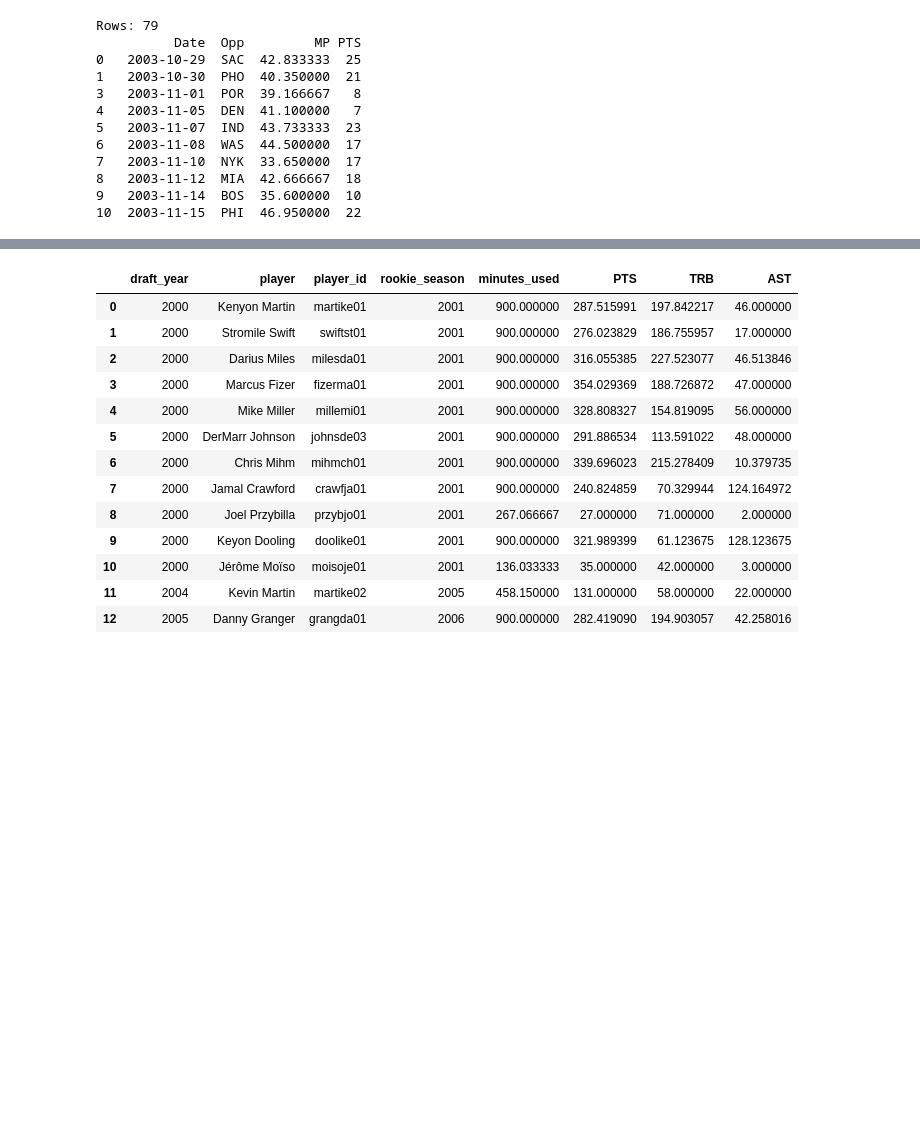
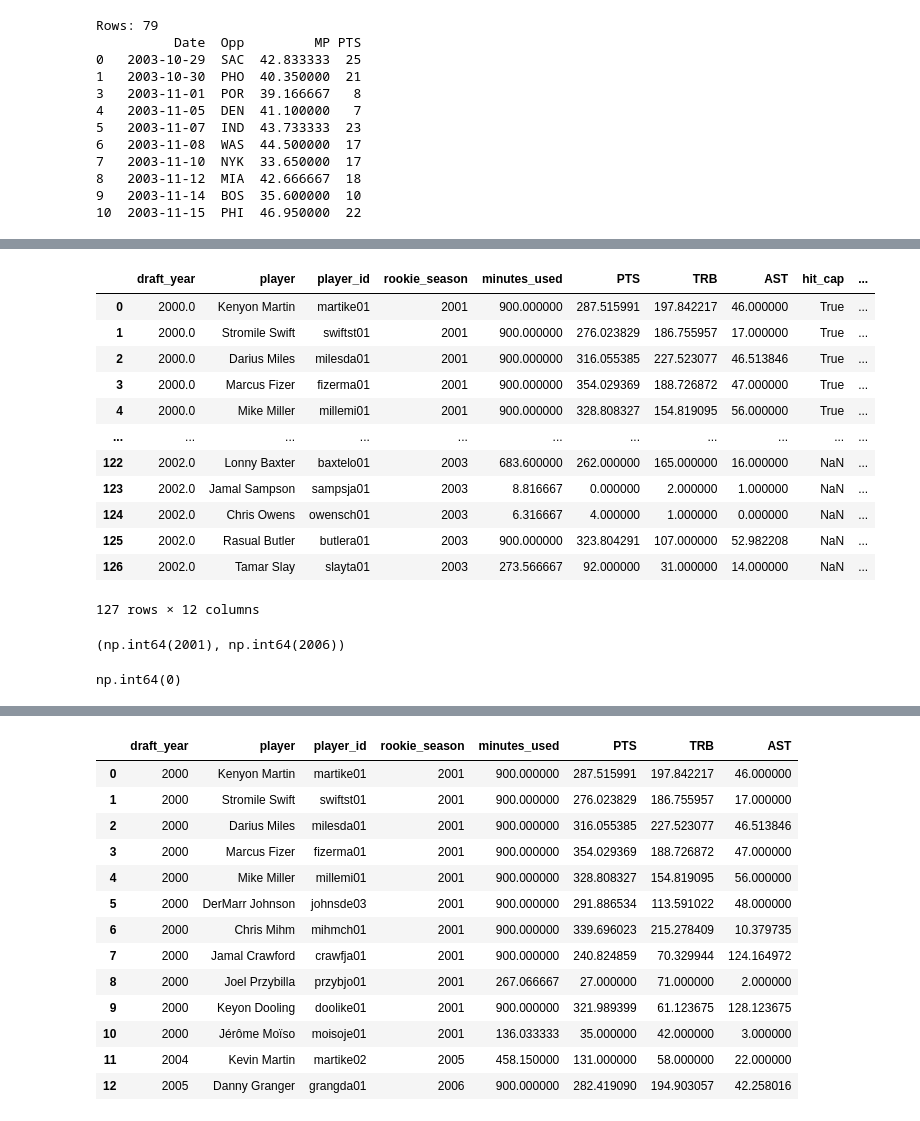
Before and after one commit to matthewellishanson/rookie-class-analysis, a Jupyter notebook: rookies.ipynb, the cells around one changed output, grey strips where cells are left out. Cells and saved outputs as stored; diff of their text form; code cells hidden in the pictures; blank space fills up the shorter version.

```diff
--- a/rookies.ipynb
+++ b/rookies.ipynb
@@ -251,0 +212,3 @@ def add_rate_stats(agg, minutes_base=36):
+# %%
+retry = errors_df[errors_df["error"].str.contains("429")]
+retry.head()
@@ -251,0 +222,55 @@ def add_rate_stats(agg, minutes_base=36):
+# %%
+new_results = []
+new_errors = []
+cap = 900
+
+for _, row in retry.iterrows():
+    try:
+        gamelog = load_rookie_gamelog(row.player_id, row.rookie_season)
+        agg = aggregate_capped_minutes(gamelog, cap_minutes=cap)
+
+        new_results.append({
+            "player_id": row.player_id,
+            "rookie_season": row.rookie_season,
+            **agg
+        })
+
+        time.sleep(6)  # polite delay
+
+    except Exception as e:
+        new_errors.append({
+            "player_id": row.player_id,
+            "rookie_season": row.rookie_season,
+            "error": str(e),
+        })
+# %%
+rookie_caps_900 = pd.concat([rookie_caps_900, pd.DataFrame(new_results)], ignore_index=True)
+errors_df = pd.concat([errors_df, pd.DataFrame(new_errors)], ignore_index=True)
+# %%
+# reconstruct missing player names and draft years
+rookie_caps_900 = rookie_caps_900.merge(
+    draft_classes,
+    on=["player_id", "rookie_season"],
+    how="left",
+    suffixes=("", "_fix"),
+)
+
+rookie_caps_900["draft_year"] = rookie_caps_900["draft_year"].fillna(rookie_caps_900["draft_year_fix"])
+rookie_caps_900["player"] = rookie_caps_900["player"].fillna(rookie_caps_900["player_fix"])
+
+rookie_caps_900 = rookie_caps_900.drop(columns=[c for c in rookie_caps_900.columns if c.endswith("_fix")])
+rookie_caps_900.head(200)
+# %% [output]
+|  | draft_year | player | player_id | rookie_season | minutes_used | PTS | TRB | AST | hit_cap | ... |
+| 0 | 2000.0 | Kenyon Martin | martike01 | 2001 | 900.000000 | 287.515991 | 197.842217 | 46.000000 | True | ... |
+| 1 | 2000.0 | Stromile Swift | swiftst01 | 2001 | 900.000000 | 276.023829 | 186.755957 | 17.000000 | True | ... |
+| 2 | 2000.0 | Darius Miles | milesda01 | 2001 | 900.000000 | 316.055385 | 227.523077 | 46.513846 | True | ... |
+| 3 | 2000.0 | Marcus Fizer | fizerma01 | 2001 | 900.000000 | 354.029369 | 188.726872 | 47.000000 | True | ... |
+| 4 | 2000.0 | Mike Miller | millemi01 | 2001 | 900.000000 | 328.808327 | 154.819095 | 56.000000 | True | ... |
+| ... | ... | ... | ... | ... | ... | ... | ... | ... | ... | ... |
+| 122 | 2002.0 | Lonny Baxter | baxtelo01 | 2003 | 683.600000 | 262.000000 | 165.000000 | 16.000000 | NaN | ... |
+| 123 | 2002.0 | Jamal Sampson | sampsja01 | 2003 | 8.816667 | 0.000000 | 2.000000 | 1.000000 | NaN | ... |
+| 124 | 2002.0 | Chris Owens | owensch01 | 2003 | 6.316667 | 4.000000 | 1.000000 | 0.000000 | NaN | ... |
+| 125 | 2002.0 | Rasual Butler | butlera01 | 2003 | 900.000000 | 323.804291 | 107.000000 | 52.982208 | NaN | ... |
+| 126 | 2002.0 | Tamar Slay | slayta01 | 2003 | 273.566667 | 92.000000 | 31.000000 | 14.000000 | NaN | ... |
+127 rows × 12 columns
@@ -251,0 +289,9 @@ def add_rate_stats(agg, minutes_base=36):
+# %%
+rookie_caps_900.shape
+rookie_caps_900["rookie_season"].min(), rookie_caps_900["rookie_season"].max()
+# %% [output]
+(np.int64(2001), np.int64(2006))
+# %%
+rookie_caps_900.duplicated(subset=["player_id", "rookie_season"]).sum()
+# %% [output]
+np.int64(0)
```
Also changed, not shown: parts of 20 cells of this notebook, 3 other files.
